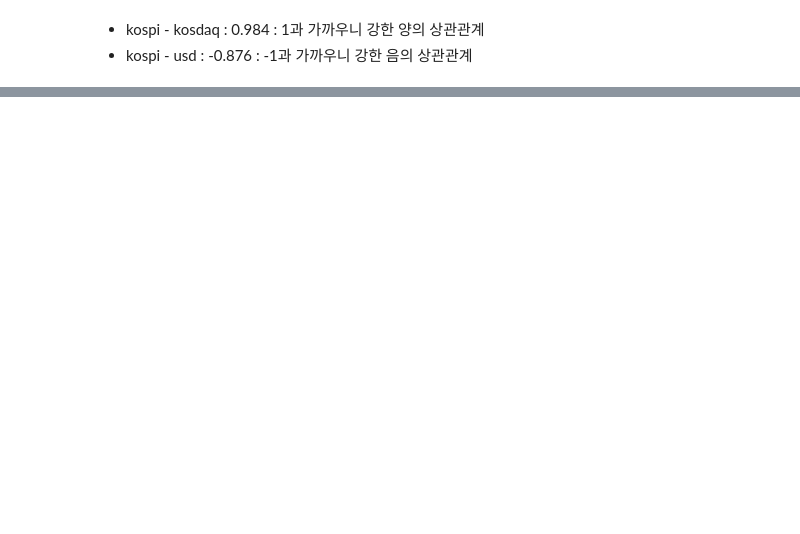
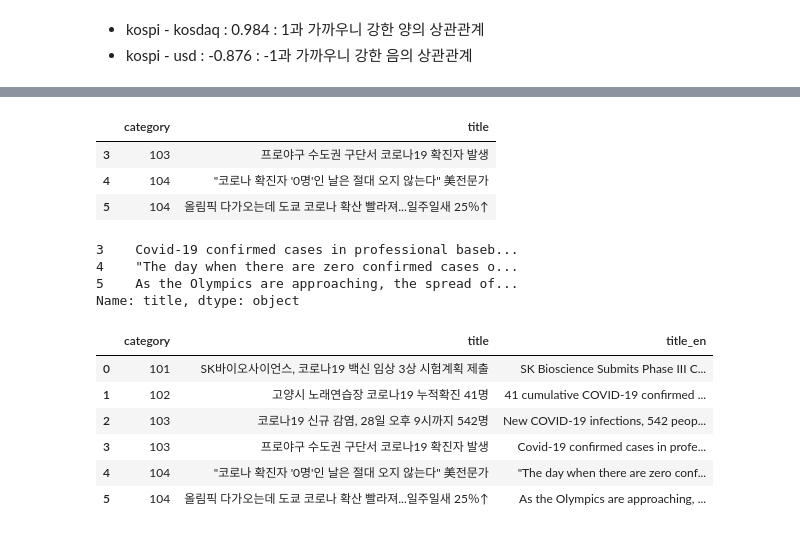
Before and after one commit to ghing-tae/kt-ai-2, a Jupyter notebook: python.ipynb, the cells around one changed output, grey strips where cells are left out. Drawn from its saved outputs; the diff is of its cells as text; code cells hidden in the pictures; blank space fills up the shorter version.

```diff
--- a/python.ipynb
+++ b/python.ipynb
@@ -536,0 +494,3 @@ df.corr()
+# %%
+response = requests.post(url, json.dumps(params), headers = headers)
+response, response.text, response.json()
@@ -536,0 +519,15 @@ df.corr()
+# %%
+def translate_ko(text):
+  url = "https://openapi.naver.com/v1/papago/n2mt"
+  params = {
+    "source" : "ko",
+    "target" : "en",
+    "text" : text,
+  }
+  headers = {
+    "Content-Type" : "application/json",
+    "X-Naver-Client-Id": CLIENT_ID,
+    "X-Naver-Client-Secret": CLIENT_SECRET,
+  }
+  response = requests.post(url, json.dumps(params), headers = headers)
+  return response.json()["message"]["result"]["translatedText"]
@@ -536,0 +548,29 @@ df.corr()
+# %%
+# colab에서는 다시 실행하면 리셋되어서 확인하려면 파일 저장하고 실행해야 한다.
+covid = pd.read_excel("covid.xlsx")[["category","title"]]
+covid.tail(3)
+# %% [output]
+|  | category | title |
+| 3 | 103 | 프로야구 수도권 구단서 코로나19 확진자 발생 |
+| 4 | 104 | "코로나 확진자 '0명'인 날은 절대 오지 않는다" 美전문가 |
+| 5 | 104 | 올림픽 다가오는데 도쿄 코로나 확산 빨라져...일주일새 25％↑ |
+# %%
+# .apply() : 전부 한번씩 함수로 계산한다.
+covid_title_en = covid["title"].apply(translate_ko)
+covid_title_en.tail(3)
+# %% [output]
+3    Covid-19 confirmed cases in professional baseb...
+4    "The day when there are zero confirmed cases o...
+5    As the Olympics are approaching, the spread of...
+Name: title, dtype: object
+# %%
+covid["title_en"] = covid_title_en
+covid
+# %% [output]
+|  | category | title | title_en |
+| 0 | 101 | SK바이오사이언스, 코로나19 백신 임상 3상 시험계획 제출 | SK Bioscience Submits Phase III C... |
+| 1 | 102 | 고양시 노래연습장 코로나19 누적확진 41명 | 41 cumulative COVID-19 confirmed ... |
+| 2 | 103 | 코로나19 신규 감염, 28일 오후 9시까지 542명 | New COVID-19 infections, 542 peop... |
+| 3 | 103 | 프로야구 수도권 구단서 코로나19 확진자 발생 | Covid-19 confirmed cases in profe... |
+| 4 | 104 | "코로나 확진자 '0명'인 날은 절대 오지 않는다" 美전문가 | "The day when there are zero conf... |
+| 5 | 104 | 올림픽 다가오는데 도쿄 코로나 확산 빨라져...일주일새 25％↑ | As the Olympics are approaching, ... |
```
Also changed, not shown: parts of 56 cells of this notebook.
